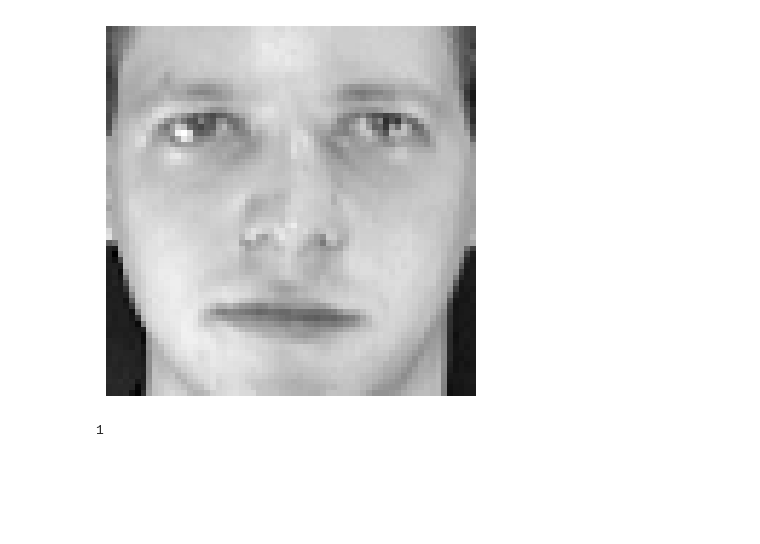
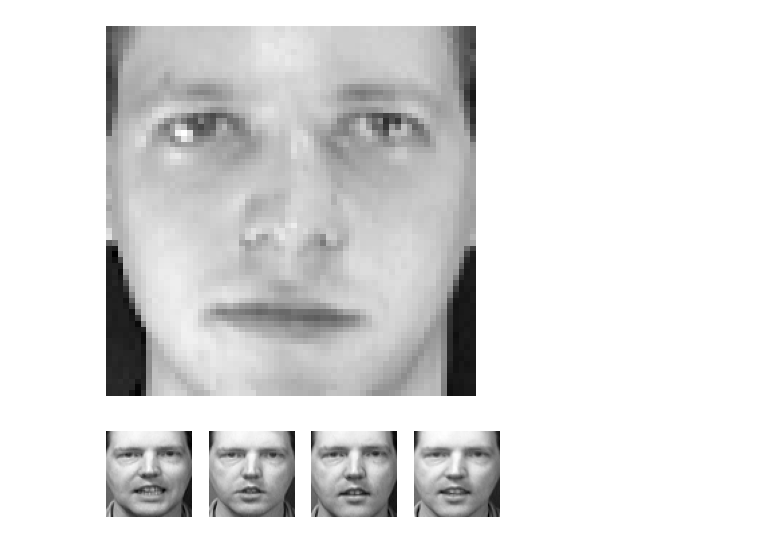
Before and after one commit to skn29teacher/skn29_lecture, a Jupyter notebook: 머신러닝/09.군집/실습.ipynb, the cells around one changed output. Drawn from its saved outputs; the diff is of its cells as text; code cells hidden in the pictures; blank space fills up the shorter version.

```diff
--- a/머신러닝/09.군집/실습.ipynb
+++ b/머신러닝/09.군집/실습.ipynb
@@ -112,20 +112,21 @@ plt.axis('off')
 # %%
 cluster = 95
 from sklearn.cluster import KMeans
 km = KMeans(n_clusters=cluster,random_state=42)
 km.fit(x_train_pca)
 # for cluster_id in np.unique(km.labels_):
 #     cluster =  y[cluster_id == km.labels_]
 #     print(cluster_id, len(cluster))
 
 len(x_train_pca),len(y_train), len(km.labels_)
 
-row_count = x_train[km.labels_ == 0].shape[0]
+row_count = x_train[km.labels_ == 3].shape[0]
 
-show_images = x_train[km.labels_ == 0]
+show_images = x_train[km.labels_ == 3]
 
-for idx in range(1,row_count):
-    plt.subplot(1,row_count,idx)
-    plt.imshow(show_images[0].reshape(64,64),cmap='gray')
+for idx in range(row_count):
+    plt.subplot(1,row_count+1,idx+1)
+    plt.imshow(show_images[idx].reshape(64,64),cmap='gray')
+    plt.axis('off')
 # %% [output]
-1
+[figure, added]
```
